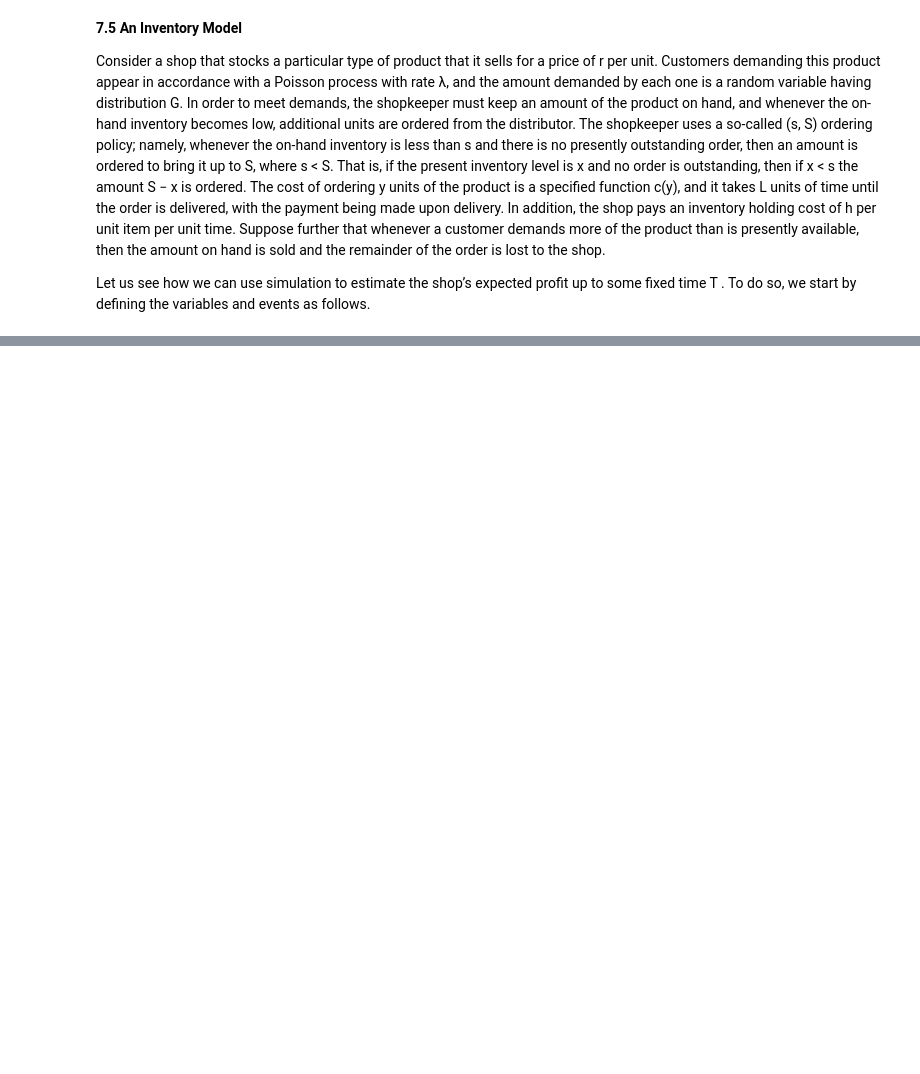
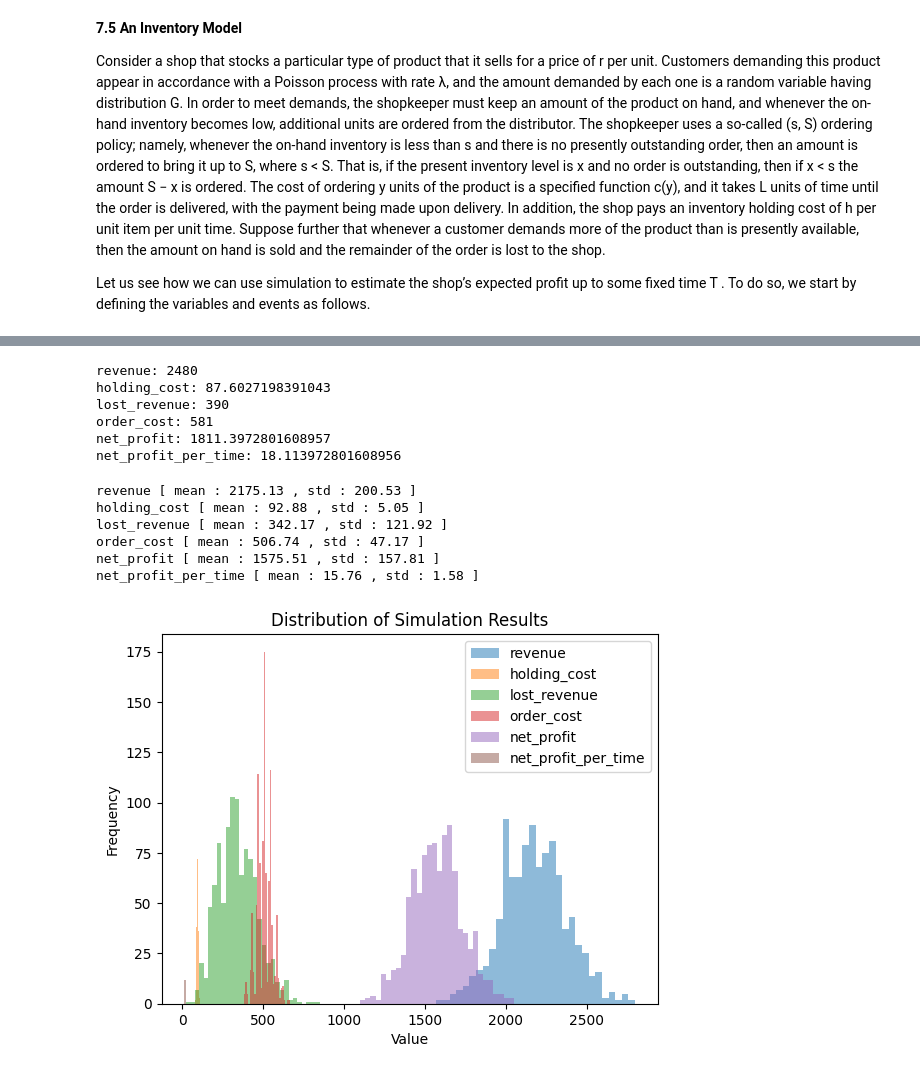
Before and after one commit to gaboCiber/Inventory_Stock, a Jupyter notebook: inventory.ipynb, the cells around one changed output, grey strips where cells are left out. Saved outputs shown, nothing was run; the diff lists cells and outputs as text; code cells hidden in the pictures; blank space fills up the shorter version.

Commit message:
Inventory with K products

```diff
--- a/inventory.ipynb
+++ b/inventory.ipynb
@@ -83,9 +93,9 @@ class InventoryStockSimulator:
 # %%
-def custumer_function(lamb = 0.5):
+def customer_arrival_function(lamb = 1.0):
     return np.random.exponential(lamb)
 
 def demand_function(low = 1, high = 5):
     return np.random.randint(low, high)
 
-def order_cost_function(x):
-    return np.exp(np.sqrt(x))
+def order_cost_function(y):
+    return 5 + 2 * y
@@ -115,0 +102,51 @@ P : 184.5
+# %%
+sim = InventoryStockSimulator(
+    customer_function=customer_arrival_function,
+    demand_function=demand_function,
+    order_cost_function=order_cost_function,
+    L=2,  # tiempo de entrega
+    r=10,  # precio por unidad vendida
+    s=5,  # nivel mínimo de inventario
+    S=20,  # nivel al que se repone
+    h=0.1,  # costo de almacenamiento por unidad por tiempo
+    x=10,  # inventario inicial
+    closing_time=100  # tiempo total de simulación
+)
+
+result = sim.simulate()
+for i in result:
+    print(f"{i}: {result[i]}")
+# %% [output]
+revenue: 2480
+holding_cost: 87.6027198391043
+lost_revenue: 390
+order_cost: 581
+net_profit: 1811.3972801608957
+net_profit_per_time: 18.113972801608956
+# %%
+num_simulations = 1000
+results = []  # Para almacenar los resultados de cada simulación
+
+for i in range(num_simulations):
+    sim = InventoryStockSimulator(customer_arrival_function, demand_function, order_cost_function,
+                                  L=2, r=10, s=5, S=20, h=0.1, x=10, closing_time=100)
+    result = sim.simulate()
+    results.append(result)
+
+for i in results[0]:
+    stats = [res[i] for res in results]
+    print(f"{i} [ mean : {np.mean(stats):.2f} , std : {np.std(stats):.2f} ]")
+    plt.hist(stats, bins=30, alpha=0.5, label=i)
+plt.legend()
+plt.xlabel('Value')
+plt.ylabel('Frequency')
+plt.title('Distribution of Simulation Results')
+plt.show()
+# %% [output]
+revenue [ mean : 2175.13 , std : 200.53 ]
+holding_cost [ mean : 92.88 , std : 5.05 ]
+lost_revenue [ mean : 342.17 , std : 121.92 ]
+order_cost [ mean : 506.74 , std : 47.17 ]
+net_profit [ mean : 1575.51 , std : 157.81 ]
+net_profit_per_time [ mean : 15.76 , std : 1.58 ]
+[figure, added]
```
Also changed, not shown: parts of 5 cells of this notebook.
